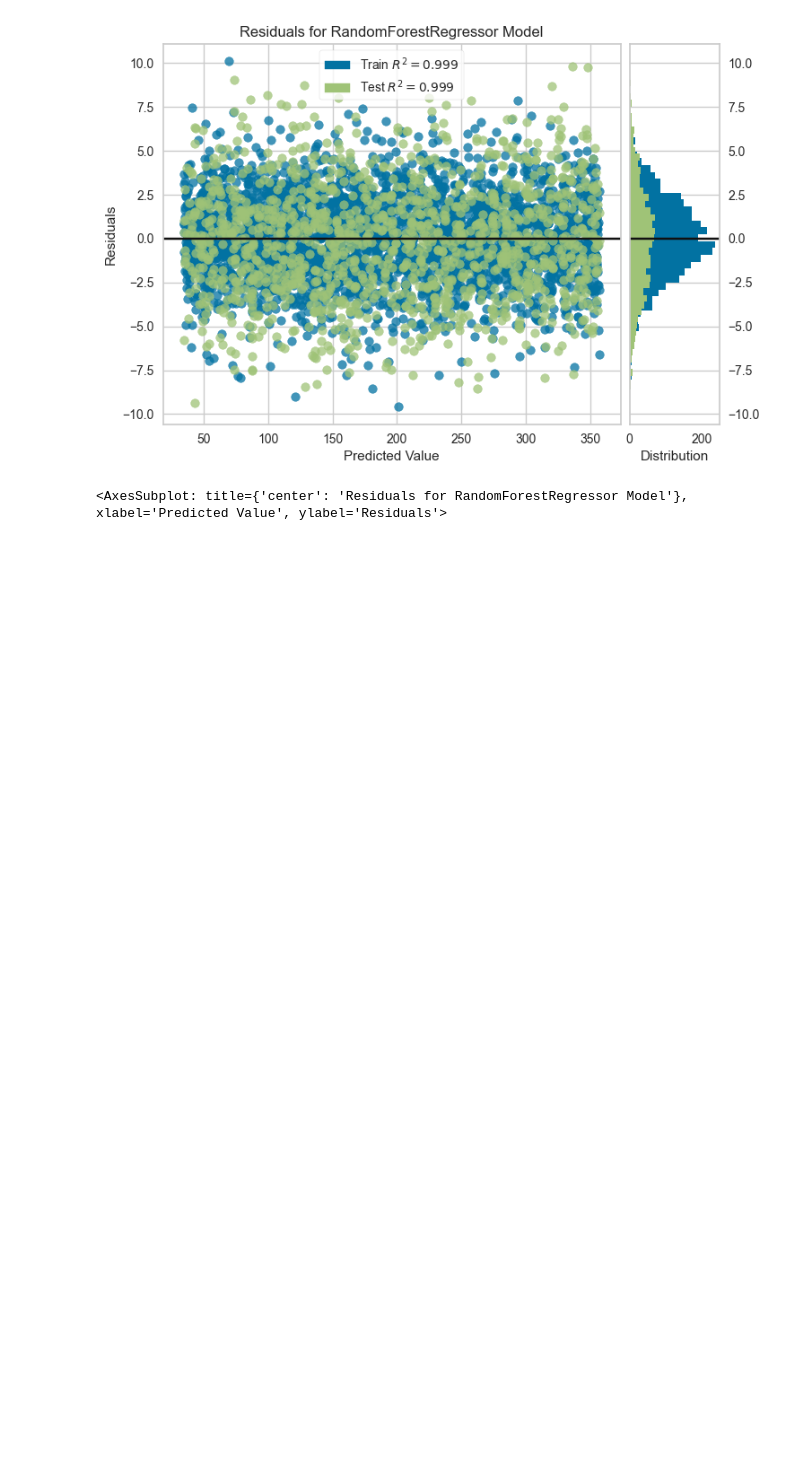
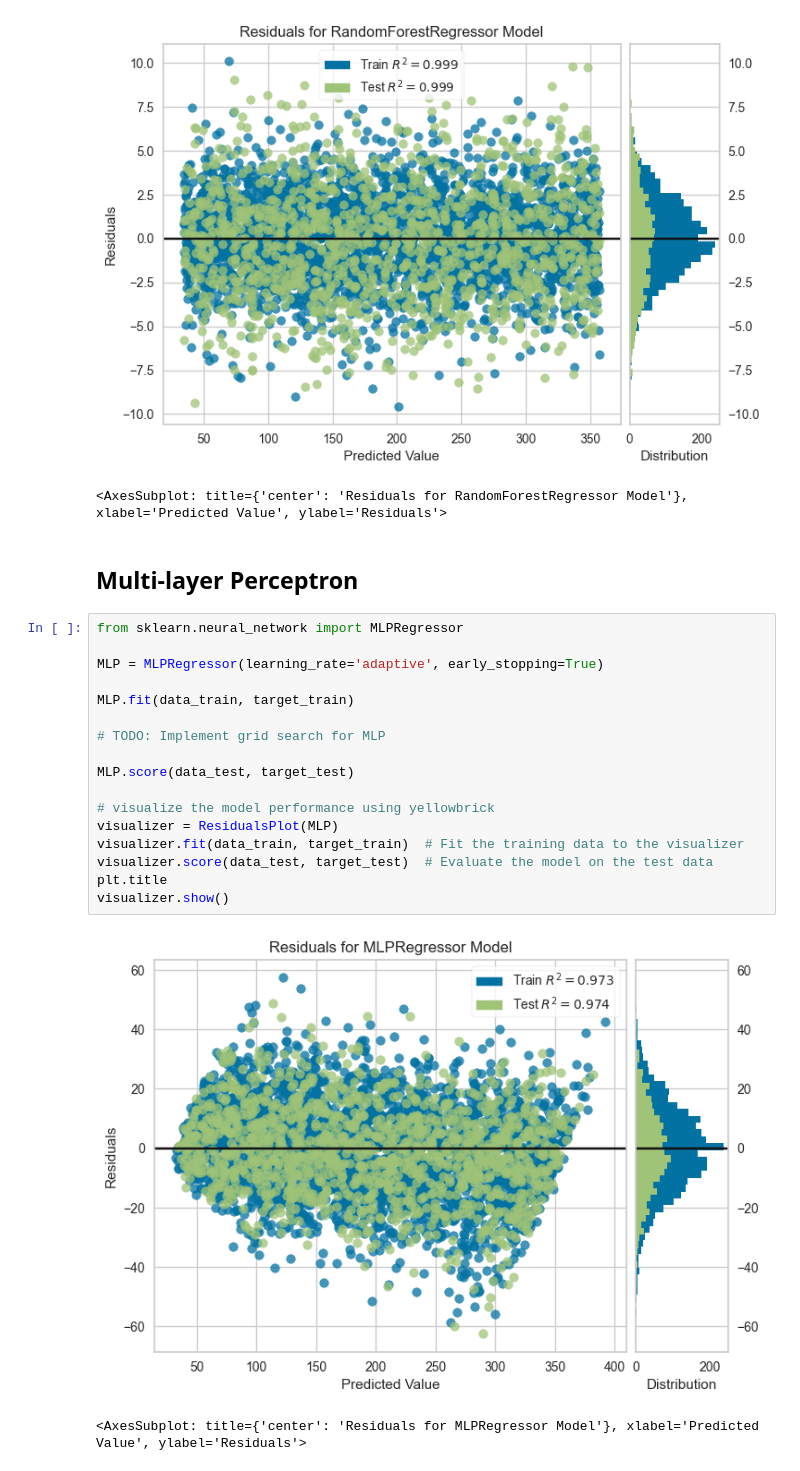
Before and after one commit to Dan-Irl/Regression-ensemble-model, a Jupyter notebook: main.ipynb, the cells around one changed output. Cells and saved outputs as stored; diff of their text form; blank space fills up the shorter version.

Commit message:
Implemented multi-layer perceptron
Was implemented using scikitlearn MLPRegressor

```diff
--- a/main.ipynb
+++ b/main.ipynb
@@ -90,3 +90,25 @@ visualizer.show()
 # %% [output]
 [figure]
 <AxesSubplot: title={'center': 'Residuals for RandomForestRegressor Model'}, xlabel='Predicted Value', ylabel='Residuals'>
+# %% [markdown]
+## **Multi-layer Perceptron**
+# %%
+from sklearn.neural_network import MLPRegressor
+
+MLP = MLPRegressor(learning_rate='adaptive', early_stopping=True)
+
+MLP.fit(data_train, target_train)
+
+# TODO: Implement grid search for MLP
+
+MLP.score(data_test, target_test)
+
+# visualize the model performance using yellowbrick
+visualizer = ResidualsPlot(MLP)
+visualizer.fit(data_train, target_train)  # Fit the training data to the visualizer
+visualizer.score(data_test, target_test)  # Evaluate the model on the test data
+plt.title
+visualizer.show()
+# %% [output]
+[figure, added]
+<AxesSubplot: title={'center': 'Residuals for MLPRegressor Model'}, xlabel='Predicted Value', ylabel='Residuals'>
```
Also changed, not shown: parts of 2 cells of this notebook.
